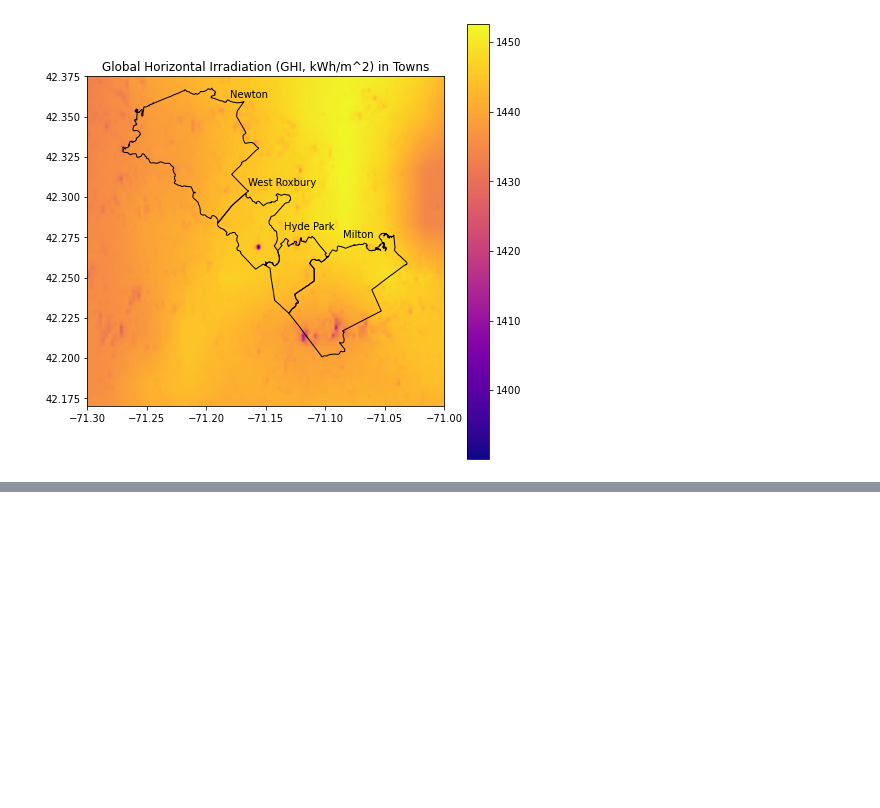
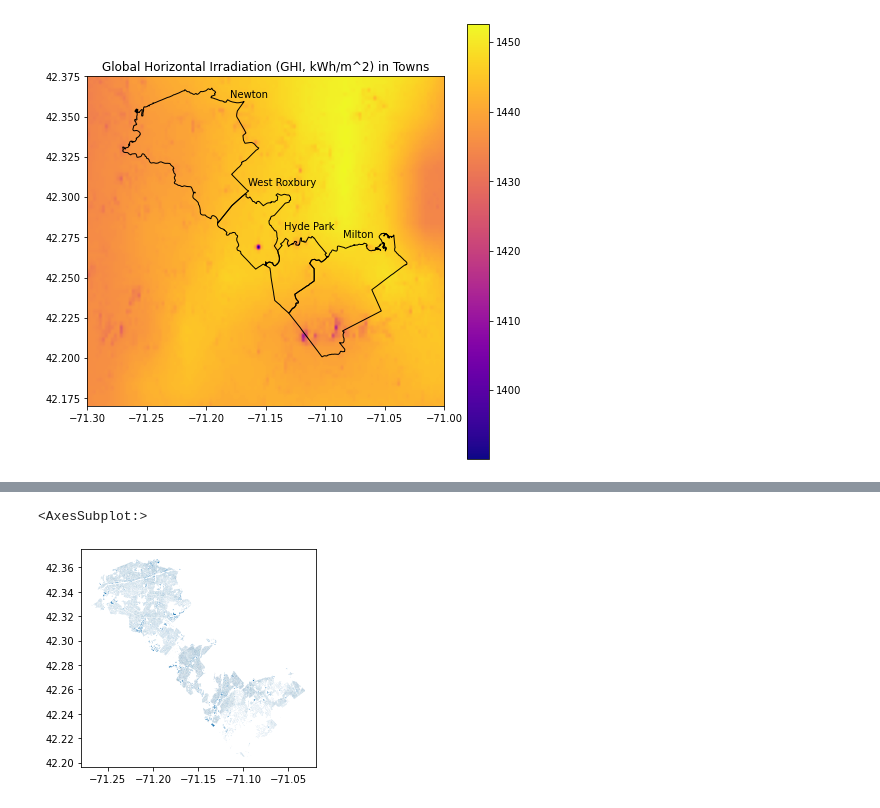
Before and after one commit to ghostpress/ma-solar, a Jupyter notebook: code/initViz.ipynb, the cells around one changed output, grey strips where cells are left out. Cells and saved outputs as stored; diff of their text form; code cells hidden in the pictures; blank space fills up the shorter version.

Commit message:
Associated irradiance data with rooftops

```diff
--- a/code/initViz.ipynb
+++ b/code/initViz.ipynb
@@ -598,0 +595,6 @@ plt.savefig(outputDir('viz/GHItownsRoofs.png'), dpi=150, format='png')
+# %%
+# First, join all the roof layers
+
+roofs = gpd.GeoDataFrame(pd.concat([roofsWRHP, roofsNewton, roofsMilton],
+                                   ignore_index=True), crs=roofsWRHP.crs)
+roofs
@@ -598,0 +615,5 @@ plt.savefig(outputDir('viz/GHItownsRoofs.png'), dpi=150, format='png')
+# %%
+roofs.plot()
+# %% [output]
+<AxesSubplot:>
+[figure, added]
```
Also changed, not shown: parts of 46 cells of this notebook.
